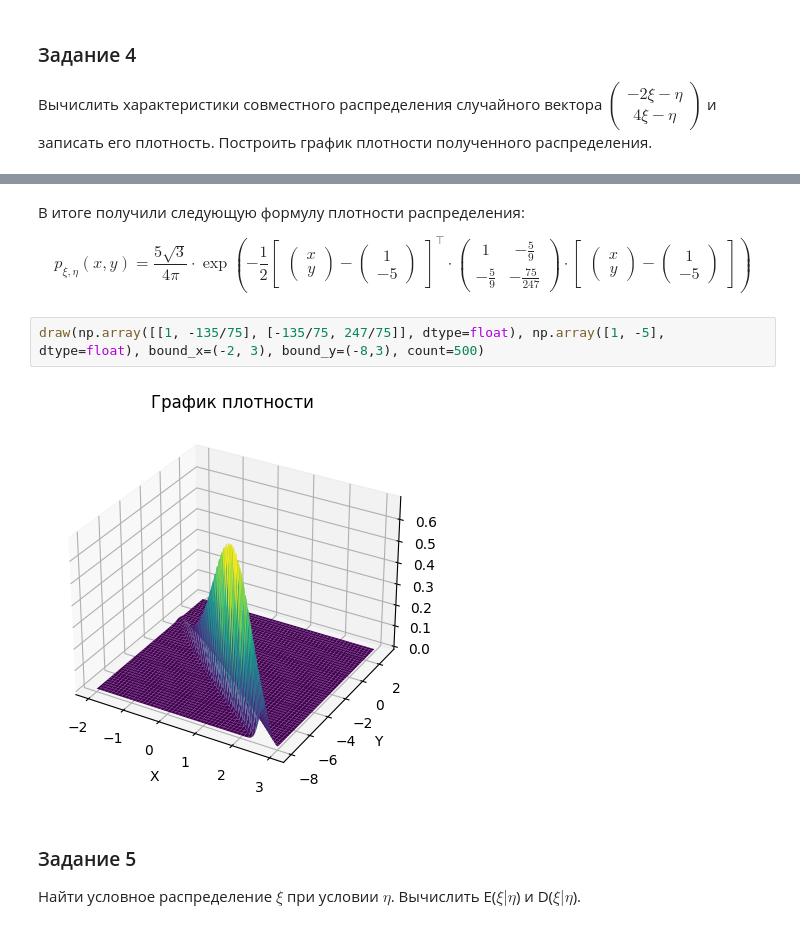
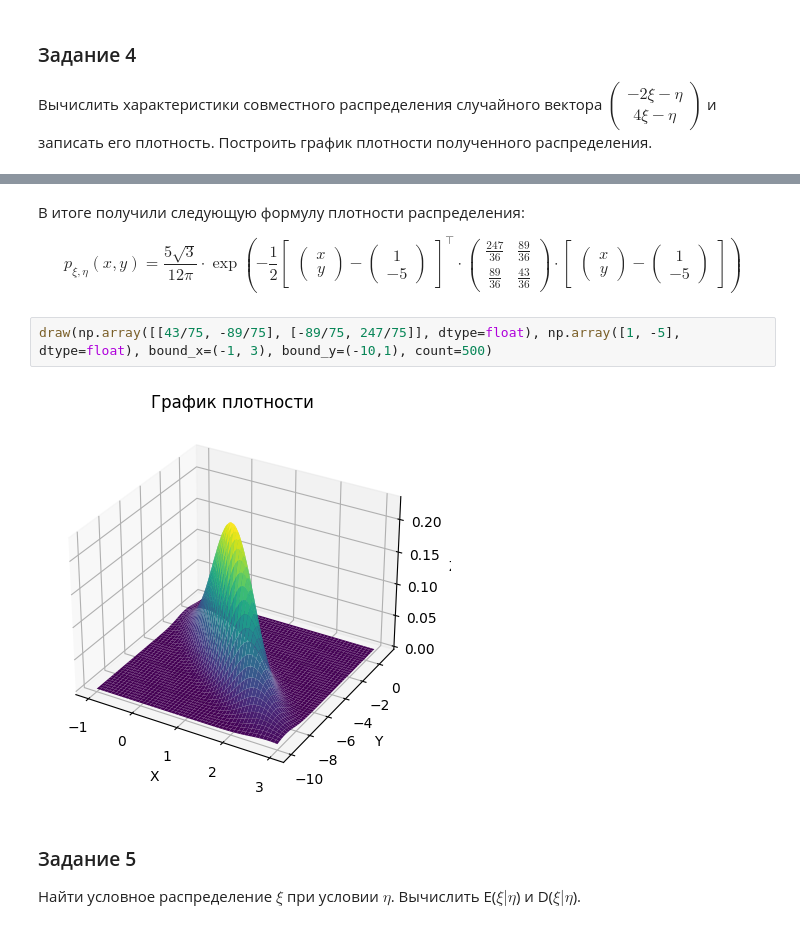
Before and after one commit to the-mvi/stat_an_gr1384-2023, a Jupyter notebook: 1384_Belokobylsky_IV/lab1.ipynb, the cells around one changed output, grey strips where cells are left out. Cells and saved outputs as stored; diff of their text form.

```diff
--- a/1384_Belokobylsky_IV/lab1.ipynb
+++ b/1384_Belokobylsky_IV/lab1.ipynb
@@ -362,18 +362,18 @@ $$
 
 $$
 p_{\xi, \eta}(x,y) =
-\frac{5\sqrt{3}}{4\pi}
+\frac{5\sqrt{3}}{12\pi}
 \cdot \exp \left(-\frac{1}{2}
 \begin{bmatrix}\begin{pmatrix} x \\ y \end{pmatrix} -
 \begin{pmatrix} 1 \\ -5 \end{pmatrix} \end{bmatrix}^{\intercal} \cdot
-\begin{pmatrix} 1 & -\frac{5}{9} \\ -\frac{5}{9}  & -\frac{75}{247}  \end{pmatrix} \cdot
+\begin{pmatrix} \frac{247}{36} & \frac{89}{36} \\ \frac{89}{36}  & \frac{43}{36}  \end{pmatrix} \cdot
 \begin{bmatrix}\begin{pmatrix} x \\ y \end{pmatrix} -
 \begin{pmatrix} 1 \\ -5 \end{pmatrix} \end{bmatrix} \right)
 $$
 # %%
-draw(np.array([[1, -135/75], [-135/75, 247/75]], dtype=float), np.array([1, -5], dtype=float), bound_x=(-2, 3), bound_y=(-8,3), count=500)
+draw(np.array([[43/75, -89/75], [-89/75, 247/75]], dtype=float), np.array([1, -5], dtype=float), bound_x=(-1, 3), bound_y=(-10,1), count=500)
 # %% [output]
-[figure, old version]
+[figure, new version]
 # %% [markdown]
 ### Задание 5
 Найти условное распределение $\xi$ при условии $\eta$.
```
Also changed, not shown: parts of 2 cells of this notebook.
